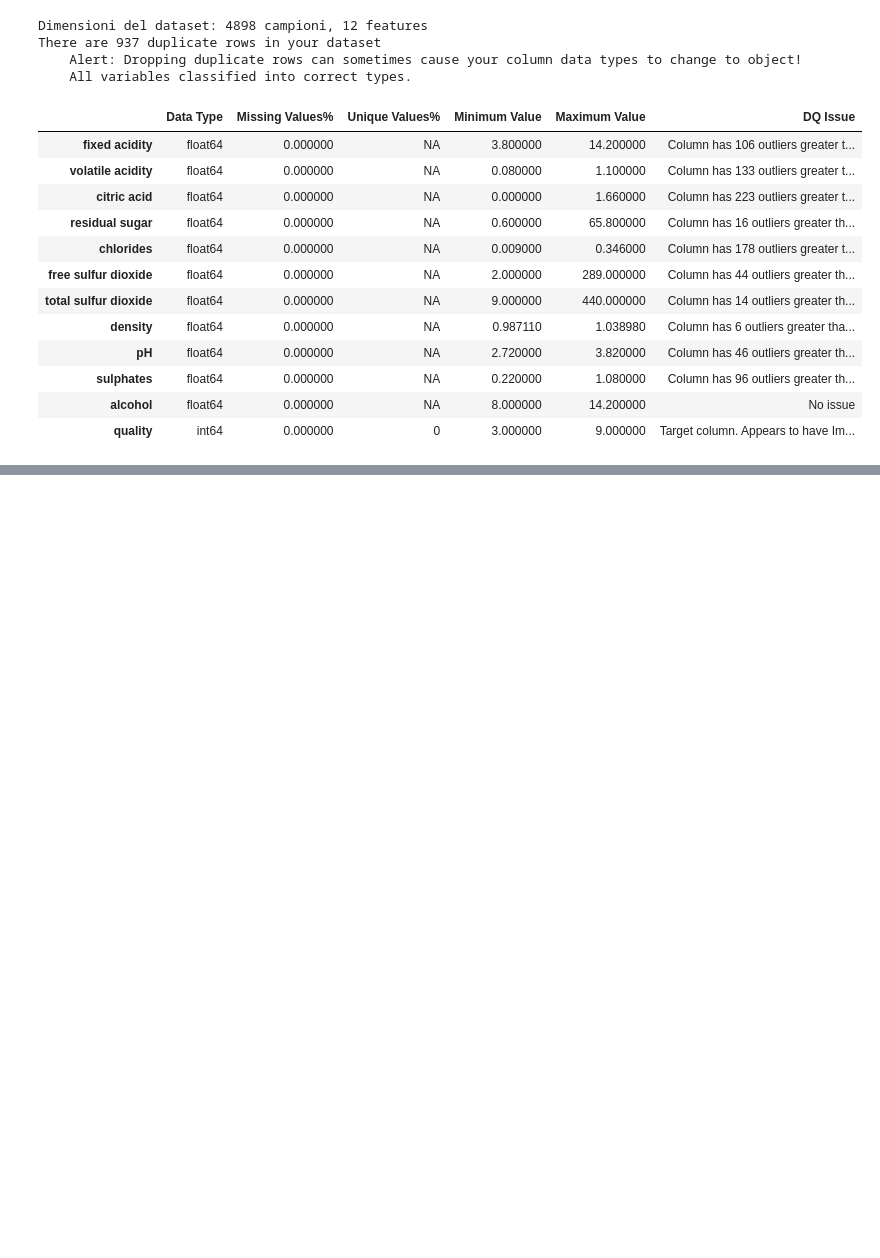
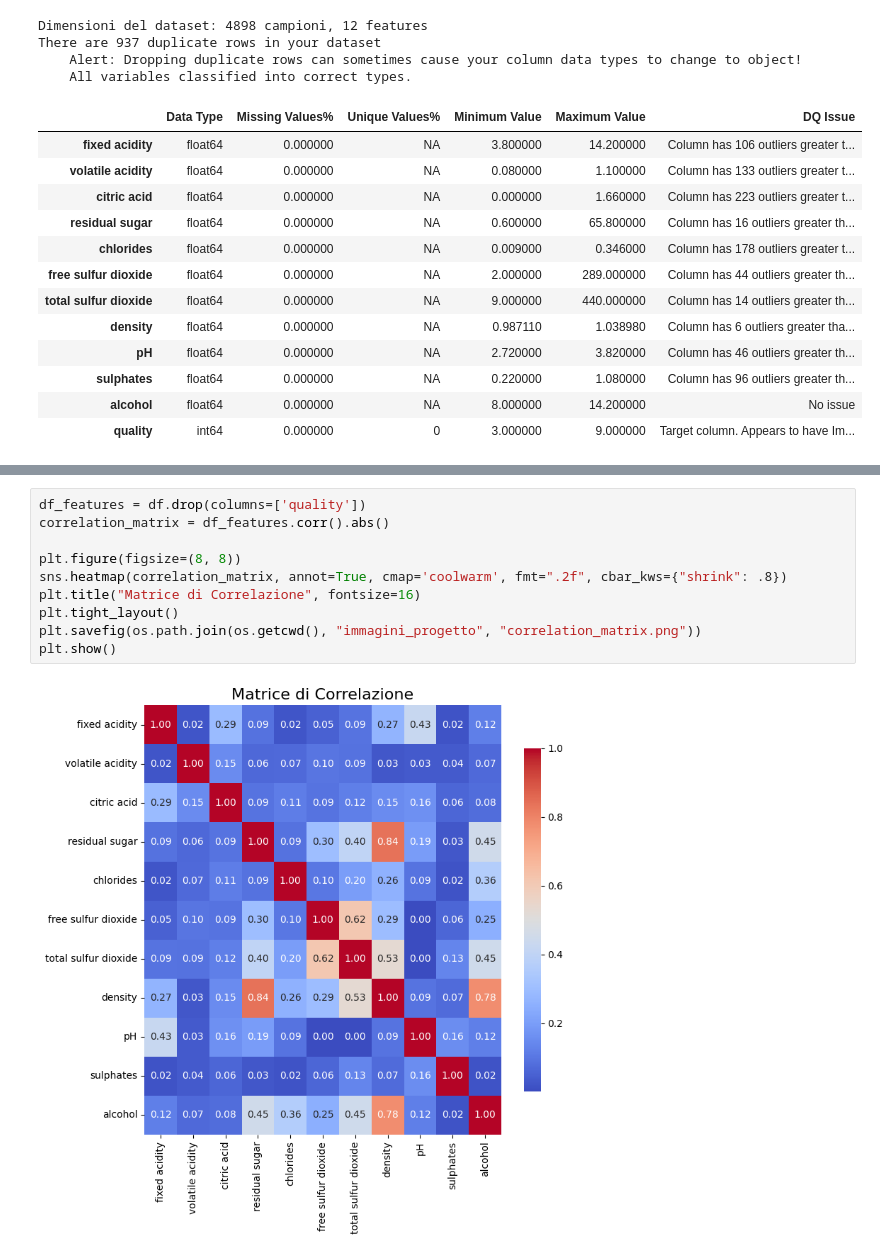
Before and after one commit to Matteo13579/Progetto-Tesi, a Jupyter notebook: progetto2.ipynb, the cells around one changed output, grey strips where cells are left out. Drawn from its saved outputs; the diff is of its cells as text; blank space fills up the shorter version.

Commit message:
Caricamento file progetto

```diff
--- a/progetto2.ipynb
+++ b/progetto2.ipynb
@@ -75,0 +132,12 @@ There are 937 duplicate rows in your dataset
+# %%
+df_features = df.drop(columns=['quality'])
+correlation_matrix = df_features.corr().abs()
+
+plt.figure(figsize=(8, 8))
+sns.heatmap(correlation_matrix, annot=True, cmap='coolwarm', fmt=".2f", cbar_kws={"shrink": .8})
+plt.title("Matrice di Correlazione", fontsize=16)
+plt.tight_layout()
+plt.savefig(os.path.join(os.getcwd(), "immagini_progetto", "correlation_matrix.png"))
+plt.show()
+# %% [output]
+[figure, added]
```
Also changed, not shown: parts of 66 cells of this notebook.
